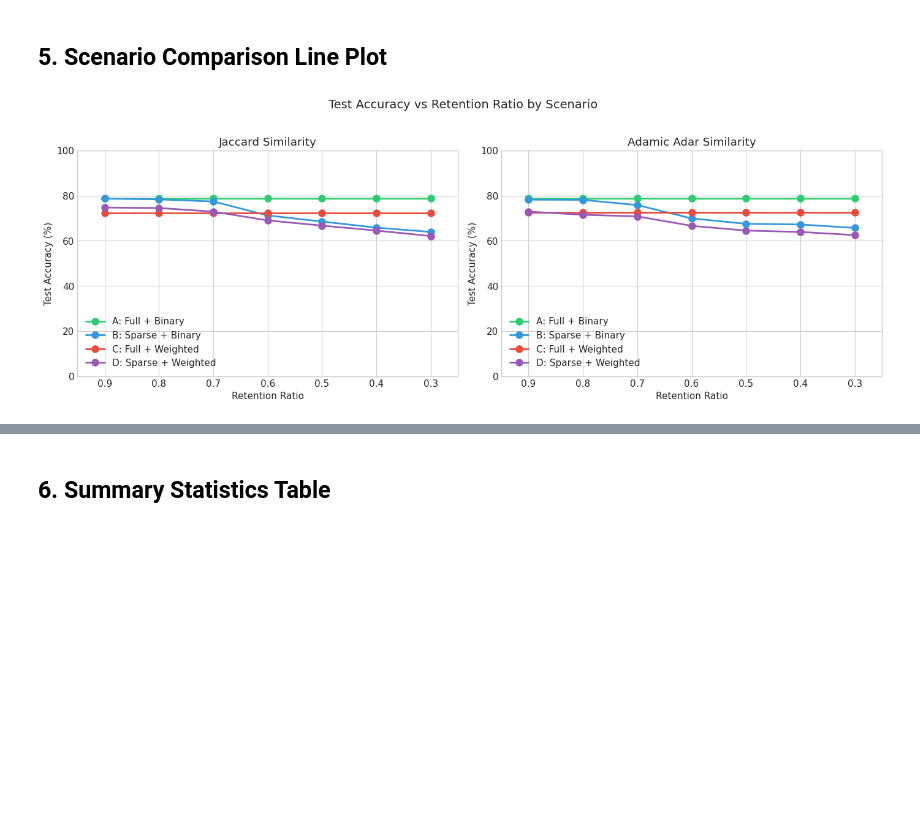
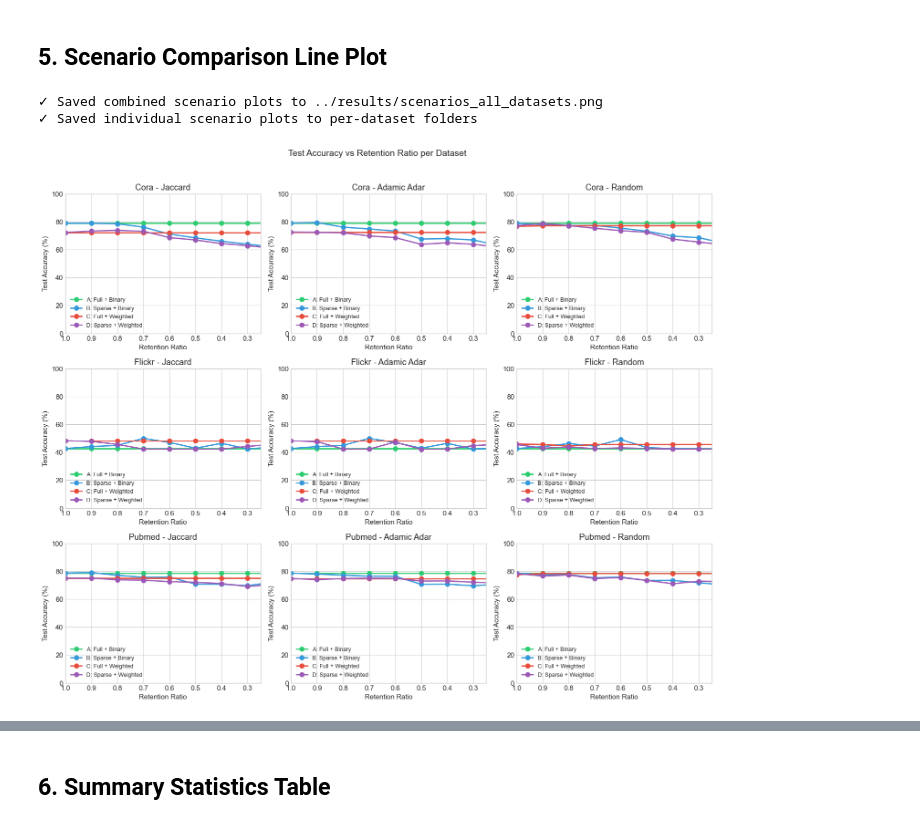
Before and after one commit to ilias-laoukili/gnn-sparsification-research, a Jupyter notebook: notebooks/exploratory/04_Result_Analysis_and_Visualization.ipynb, the cells around one changed output, grey strips where cells are left out. Drawn from its saved outputs; the diff is of its cells as text; code cells hidden in the pictures; blank space fills up the shorter version.

```diff
--- a/notebooks/exploratory/04_Result_Analysis_and_Visualization.ipynb
+++ b/notebooks/exploratory/04_Result_Analysis_and_Visualization.ipynb
@@ -42,16 +335,0 @@ Nodes: 2,708, Edges: 10,556
-# %%
-study = AblationStudy(
-    data=data,
-    num_features=num_features,
-    num_classes=num_classes,
-    device=DEVICE,
-)
-
-all_results_df = study.run_multi_config_study(
-    model_names=["gcn"],
-    metrics=["jaccard", "adamic_adar"],
-    retention_ratios=[0.9, 0.8, 0.7, 0.6, 0.5, 0.4, 0.3],
-    hidden_channels=64,
-    epochs=200,
-    patience=20,
-)
@@ -157,4 +439,0 @@ Running D: Sparse + Weighted...
-# %%
-df = all_results_df.copy()
-df["Metric"] = df["Metric"].str.replace("_", " ").str.title()
-df.head(12)
@@ -283,40 +633,26 @@ plt.show()
 # %% [markdown]
 ## 5. Scenario Comparison Line Plot
 # %%
-fig, axes = plt.subplots(1, 2, figsize=(14, 5))
+# Generate scenario comparison plots using reusable function
+unique_datasets = sorted(df["Dataset"].unique())
 
-scenario_colors = {
-    "A: Full + Binary": "#2ecc71",
-    "B: Sparse + Binary": "#3498db",
-    "C: Full + Weighted": "#e74c3c",
-    "D: Sparse + Weighted": "#9b59b6",
-}
+fig = generate_and_save_plots(
+    df=df,
+    datasets=unique_datasets,
+    metrics=METRIC_LABELS,
+    plot_func=plot_scenarios_for_dataset_metric,
+    filename_template="scenarios_{dataset}_{metric}.png",
+    combined_title="Test Accuracy vs Retention Ratio per Dataset",
+    results_root=RESULTS_ROOT
+)
 
-for idx, metric in enumerate(["Jaccard", "Adamic Adar"]):
-    metric_df = df[df["Metric"] == metric]
+# Save combined figure
+save_figure(fig, RESULTS_ROOT / "scenarios_all_datasets.png")
+print(f"✓ Saved combined scenario plots to {RESULTS_ROOT / 'scenarios_all_datasets.png'}")
+print(f"✓ Saved individual scenario plots to per-dataset folders")
 
-    for scenario, color in scenario_colors.items():
-        scenario_data = metric_df[metric_df["Scenario"] == scenario]
-        axes[idx].plot(
-            scenario_data["Retention"],
-            scenario_data["Accuracy"] * 100,
-            marker="o",
-            linewidth=2,
-            markersize=8,
-            color=color,
-            label=scenario,
-        )
-
-    axes[idx].set_xlabel("Retention Ratio")
-    axes[idx].set_ylabel("Test Accuracy (%)")
-    axes[idx].set_title(f"{metric} Similarity")
-    axes[idx].legend(loc="lower left")
-    axes[idx].set_xlim(0.25, 0.95)
-    axes[idx].invert_xaxis()
-    axes[idx].set_ylim(0, 100)
-
-plt.suptitle("Test Accuracy vs Retention Ratio by Scenario", fontsize=14, y=1.02)
-plt.tight_layout()
 plt.show()
 # %% [output]
+✓ Saved combined scenario plots to ../results/scenarios_all_datasets.png
+✓ Saved individual scenario plots to per-dataset folders
-[figure, old version]
+[figure, new version]
```
Also changed, not shown: parts of 47 cells of this notebook, 19 other files.
